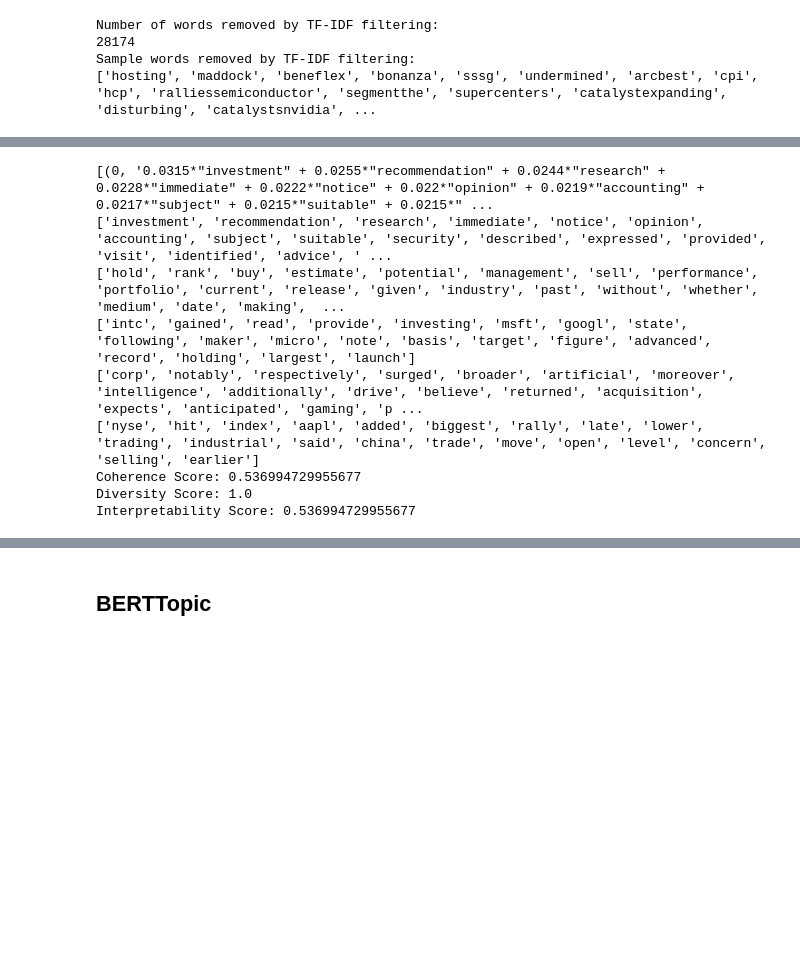
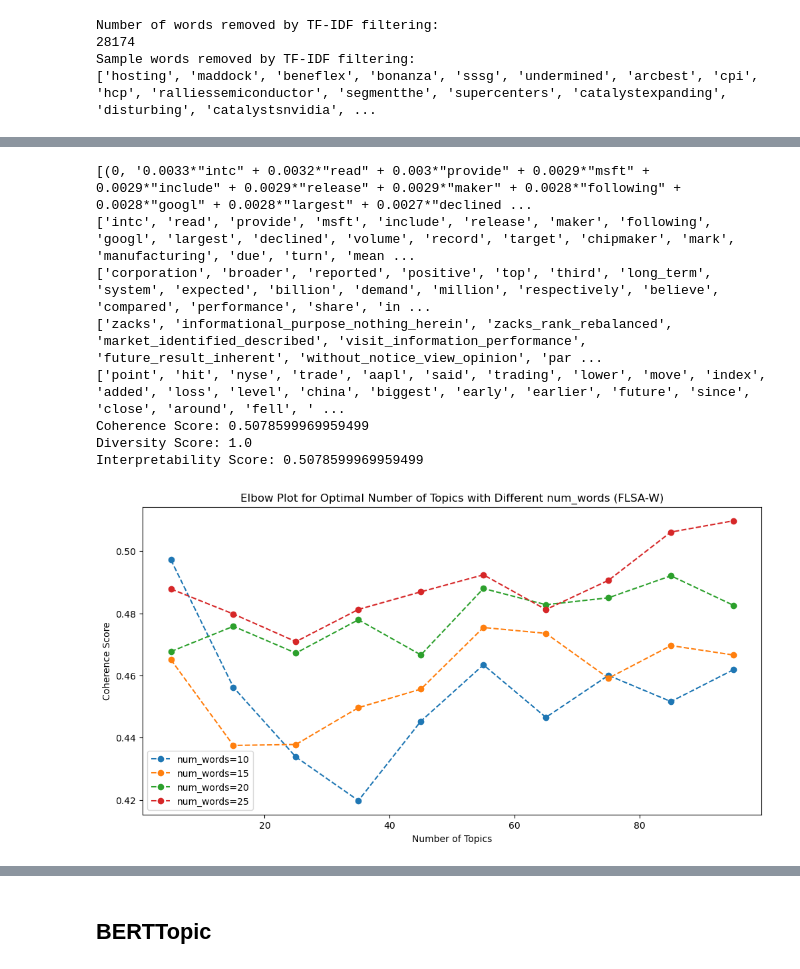
Before and after one commit to krzysztof99xd/A2-14, a Jupyter notebook: A2-14.ipynb, the cells around one changed output, grey strips where cells are left out. Drawn from its saved outputs; the diff is of its cells as text; code cells hidden in the pictures; blank space fills up the shorter version.

```diff
--- a/A2-14.ipynb
+++ b/A2-14.ipynb
@@ -632,6 +861,6 @@ plt.show()
 # %%
 # Parameters
-flsaw_data = data_tf
+flsaw_data = data_tf_trigram
 num_topics=5
 num_words=20
 
@@ -655,14 +884,53 @@ print("Coherence Score:", flsaW.get_coherence_score())
 print("Diversity Score:",flsaW.get_diversity_score())
 print("Interpretability Score:",flsaW.get_interpretability_score())
 # %% [output]
-[(0, '0.0315*"investment" + 0.0255*"recommendation" + 0.0244*"research" + 0.0228*"immediate" + 0.0222*"notice" + 0.022*"opinion" + 0.0219*"accounting" + 0.0217*"subject" + 0.0215*"suitable" + 0.0215*" ...
-['investment', 'recommendation', 'research', 'immediate', 'notice', 'opinion', 'accounting', 'subject', 'suitable', 'security', 'described', 'expressed', 'provided', 'visit', 'identified', 'advice', ' ...
-['hold', 'rank', 'buy', 'estimate', 'potential', 'management', 'sell', 'performance', 'portfolio', 'current', 'release', 'given', 'industry', 'past', 'without', 'whether', 'medium', 'date', 'making',  ...
-['intc', 'gained', 'read', 'provide', 'investing', 'msft', 'googl', 'state', 'following', 'maker', 'micro', 'note', 'basis', 'target', 'figure', 'advanced', 'record', 'holding', 'largest', 'launch']
-['corp', 'notably', 'respectively', 'surged', 'broader', 'artificial', 'moreover', 'intelligence', 'additionally', 'drive', 'believe', 'returned', 'acquisition', 'expects', 'anticipated', 'gaming', 'p ...
-['nyse', 'hit', 'index', 'aapl', 'added', 'biggest', 'rally', 'late', 'lower', 'trading', 'industrial', 'said', 'china', 'trade', 'move', 'open', 'level', 'concern', 'selling', 'earlier']
-Coherence Score: 0.536994729955677
+[(0, '0.0033*"intc" + 0.0032*"read" + 0.003*"provide" + 0.0029*"msft" + 0.0029*"include" + 0.0029*"release" + 0.0029*"maker" + 0.0028*"following" + 0.0028*"googl" + 0.0028*"largest" + 0.0027*"declined ...
+['intc', 'read', 'provide', 'msft', 'include', 'release', 'maker', 'following', 'googl', 'largest', 'declined', 'volume', 'record', 'target', 'chipmaker', 'mark', 'manufacturing', 'due', 'turn', 'mean ...
+['corporation', 'broader', 'reported', 'positive', 'top', 'third', 'long_term', 'system', 'expected', 'billion', 'demand', 'million', 'respectively', 'believe', 'compared', 'performance', 'share', 'in ...
+['zacks', 'informational_purpose_nothing_herein', 'zacks_rank_rebalanced', 'market_identified_described', 'visit_information_performance', 'future_result_inherent', 'without_notice_view_opinion', 'par ...
+['point', 'hit', 'nyse', 'trade', 'aapl', 'said', 'trading', 'lower', 'move', 'index', 'added', 'loss', 'level', 'china', 'biggest', 'early', 'earlier', 'future', 'since', 'close', 'around', 'fell', ' ...
+Coherence Score: 0.5078599969959499
 Diversity Score: 1.0
-Interpretability Score: 0.536994729955677
+Interpretability Score: 0.5078599969959499
+# %%
+
+# Parameters
+import matplotlib.pyplot as plt
+
+# Define the range for number of topics and number of words to test
+topic_numbers = range(5, 101, 10)
+num_words_list = [10, 15, 20, 25]
+flsaw_data = remove_n_percent(data_trigram, 15)
+# Create a dictionary to store coherence scores for different num_words
+coherence_scores_dict = {}
+
+# Loop over each num_words value
+for num_words in num_words_list:
+    coherence_scores = []
+    for num_topics in topic_numbers:
+        flsaW = FLSA_W(
+            input_file=flsaw_data,  # Preprocessed data
+            num_topics=num_topics,
+            num_words=num_words
+        )
+        pwgt, ptgd = flsaW.get_matrices()  # Train the model
+        coherence_score = flsaW.get_coherence_score()  # Calculate coherence
+        coherence_scores.append(coherence_score)
+
+    # Store coherence scores for the current num_words
+    coherence_scores_dict[num_words] = coherence_scores
+
+# Plotting the Elbow Plot with multiple lines
+plt.figure(figsize=(12, 6))
+for num_words, scores in coherence_scores_dict.items():
+    plt.plot(topic_numbers, scores, marker='o', linestyle='--', label=f'num_words={num_words}')
+
+plt.xlabel('Number of Topics')
+plt.ylabel('Coherence Score')
+plt.title('Elbow Plot for Optimal Number of Topics with Different num_words (FLSA-W)')
+plt.legend()
+plt.show()
+# %% [output]
+[figure, added]
 # %%
 # Parameters
```
Also changed, not shown: parts of 18 cells of this notebook.
